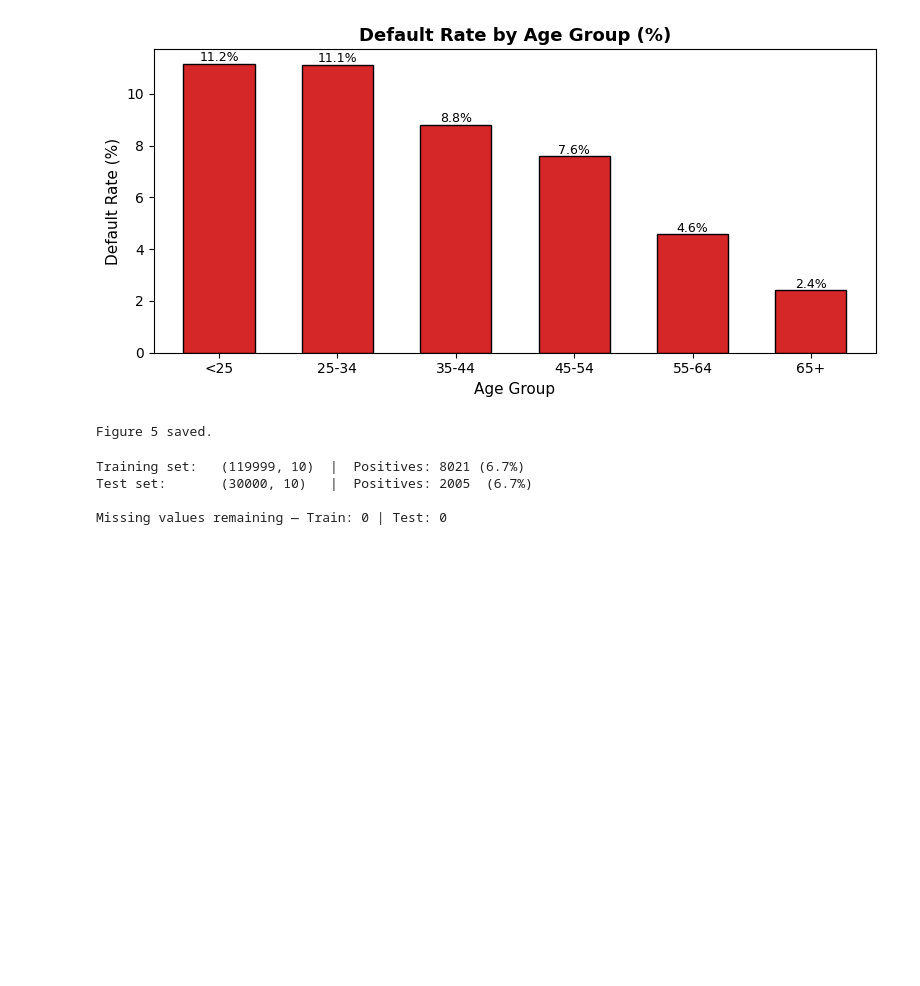
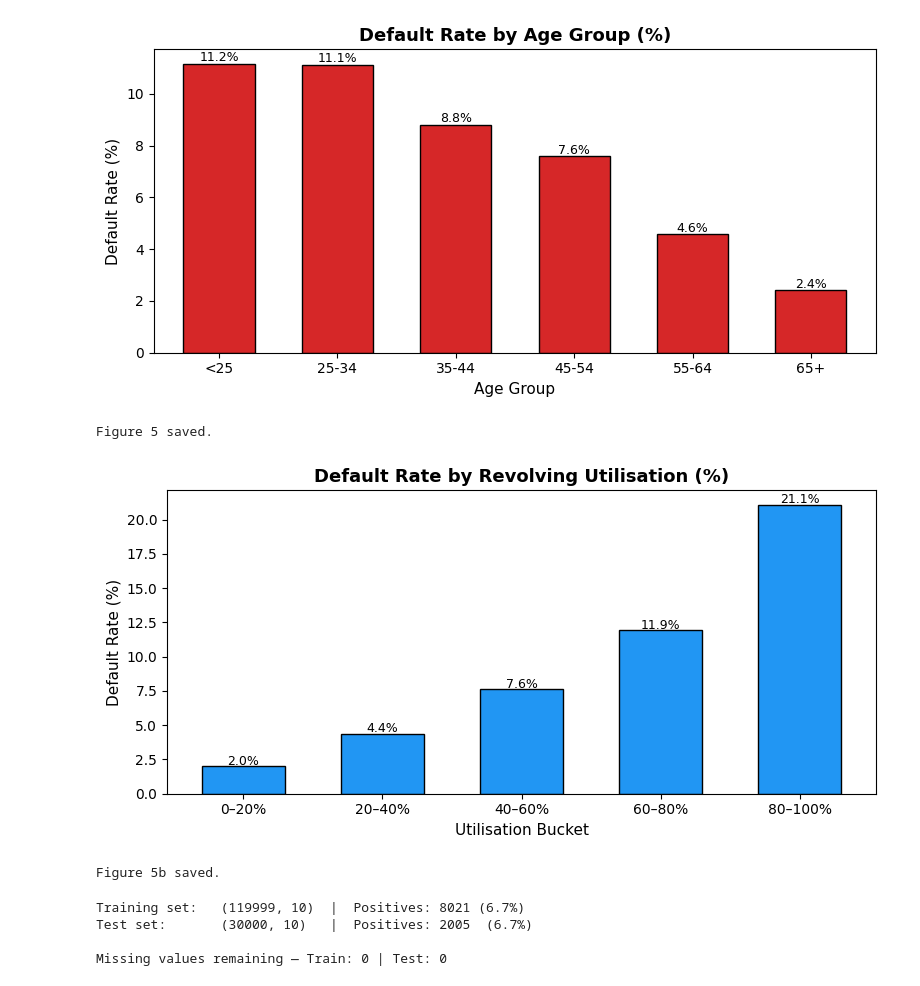
Before and after one commit to y6d96/CSC44112-Credit-Risk-Assessment, a Jupyter notebook: CSC44112_Part2_CreditRisk.ipynb, the cells around one changed output. Cells and saved outputs as stored; diff of their text form; code cells hidden in the pictures; blank space fills up the shorter version.

```diff
--- a/CSC44112_Part2_CreditRisk.ipynb
+++ b/CSC44112_Part2_CreditRisk.ipynb
@@ -341,6 +341,35 @@ print("Figure 5 saved.")
 # %% [output]
 [figure]
 Figure 5 saved.
+# %%
+# ============================================================
+# Cell 12b: Default Rate by Revolving Utilisation Bucket
+# ============================================================
+df_clean['UtilBucket'] = pd.cut(
+    df_clean['RevolvingUtilizationOfUnsecuredLines'],
+    bins=[0, 0.2, 0.4, 0.6, 0.8, 1.0],
+    labels=['0–20%', '20–40%', '40–60%', '60–80%', '80–100%'],
+    include_lowest=True
+)
+default_by_util = df_clean.groupby('UtilBucket', observed=True)['SeriousDlqin2yrs'].mean() * 100
+
+fig, ax = plt.subplots(figsize=(8, 4))
+default_by_util.plot(kind='bar', ax=ax, color='#2196F3', edgecolor='black', width=0.6)
+ax.set_title('Default Rate by Revolving Utilisation (%)', fontsize=13, fontweight='bold')
+ax.set_xlabel('Utilisation Bucket', fontsize=11)
+ax.set_ylabel('Default Rate (%)', fontsize=11)
+ax.tick_params(axis='x', rotation=0)
+for bar in ax.patches:
+    ax.text(bar.get_x() + bar.get_width()/2, bar.get_height() + 0.1,
+            f'{bar.get_height():.1f}%', ha='center', fontsize=9)
+plt.tight_layout()
+plt.savefig('fig5b_default_by_util.png', dpi=150, bbox_inches='tight')
+plt.show()
+df_clean = df_clean.drop(columns=['UtilBucket'])
+print("Figure 5b saved.")
+# %% [output]
+[figure, added]
+Figure 5b saved.
 # %%
 # ============================================================
 # SECTION 3: METHODOLOGY
```
Also changed, not shown: parts of 4 cells of this notebook.
